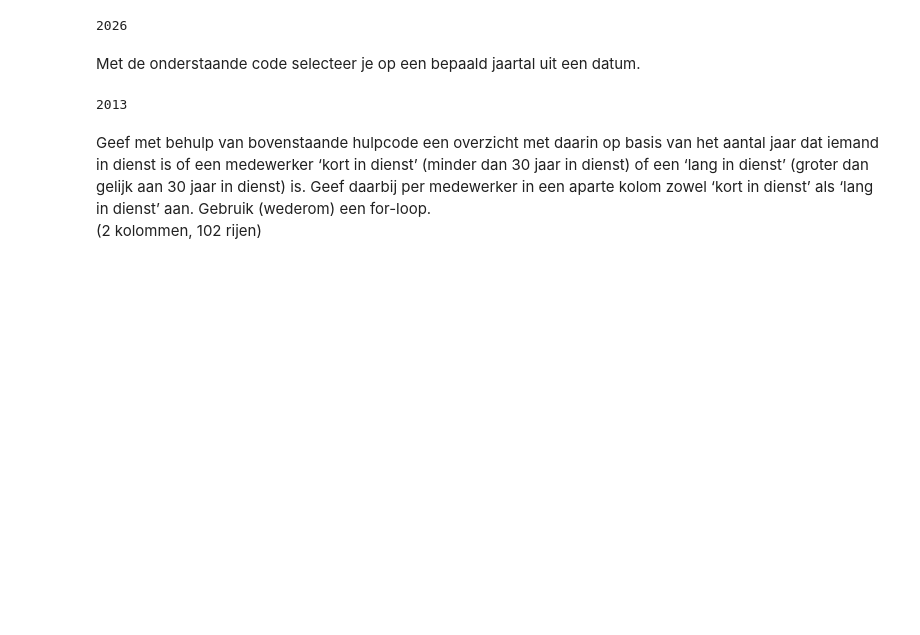
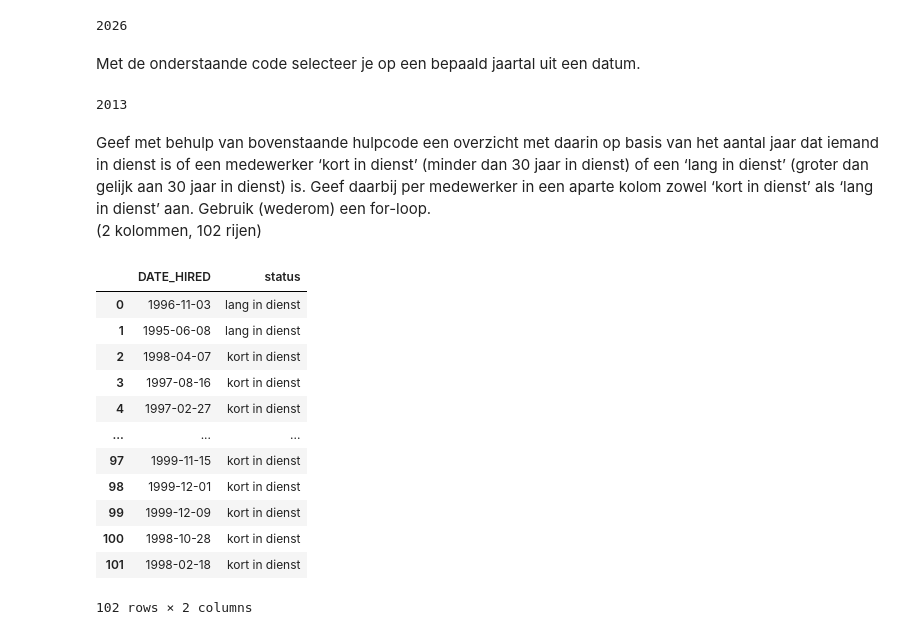
Before and after one commit to alex24106429/DEAI-Portfolio, a Jupyter notebook: week_1/werkcollege_2/Opdrachten_w1_wc2.ipynb, the cells around one changed output. Drawn from its saved outputs; the diff is of its cells as text; code cells hidden in the pictures; blank space fills up the shorter version.

Commit message:
overzicht kort in dienst en lang in dienst

```diff
--- a/week_1/werkcollege_2/Opdrachten_w1_wc2.ipynb
+++ b/week_1/werkcollege_2/Opdrachten_w1_wc2.ipynb
@@ -560,3 +560,28 @@ date_obj.year
 # %% [markdown]
 Geef met behulp van bovenstaande hulpcode een overzicht met daarin op basis van het aantal jaar dat iemand in dienst is of een medewerker ‘kort in dienst’ (minder dan 30 jaar in dienst) of een ‘lang in dienst’ (groter dan gelijk aan 30 jaar in dienst) is. Geef daarbij per medewerker in een aparte kolom zowel ‘kort in dienst’ als ‘lang in dienst’ aan. Gebruik (wederom) een for-loop.<br>
 (2 kolommen, 102 rijen)
+# %%
+pd.read_sql_query("""
+SELECT
+    date_hired,
+    CASE
+        WHEN (strftime('%Y', 'now') - strftime('%Y', date_hired)) >= 30
+        THEN 'lang in dienst'
+        ELSE 'kort in dienst'
+    END AS status
+FROM sales_staff
+""", connection)
+# %% [output]
+|  | DATE_HIRED | status |
+| 0 | 1996-11-03 | lang in dienst |
+| 1 | 1995-06-08 | lang in dienst |
+| 2 | 1998-04-07 | kort in dienst |
+| 3 | 1997-08-16 | kort in dienst |
+| 4 | 1997-02-27 | kort in dienst |
+| ... | ... | ... |
+| 97 | 1999-11-15 | kort in dienst |
+| 98 | 1999-12-01 | kort in dienst |
+| 99 | 1999-12-09 | kort in dienst |
+| 100 | 1998-10-28 | kort in dienst |
+| 101 | 1998-02-18 | kort in dienst |
+102 rows × 2 columns
```
